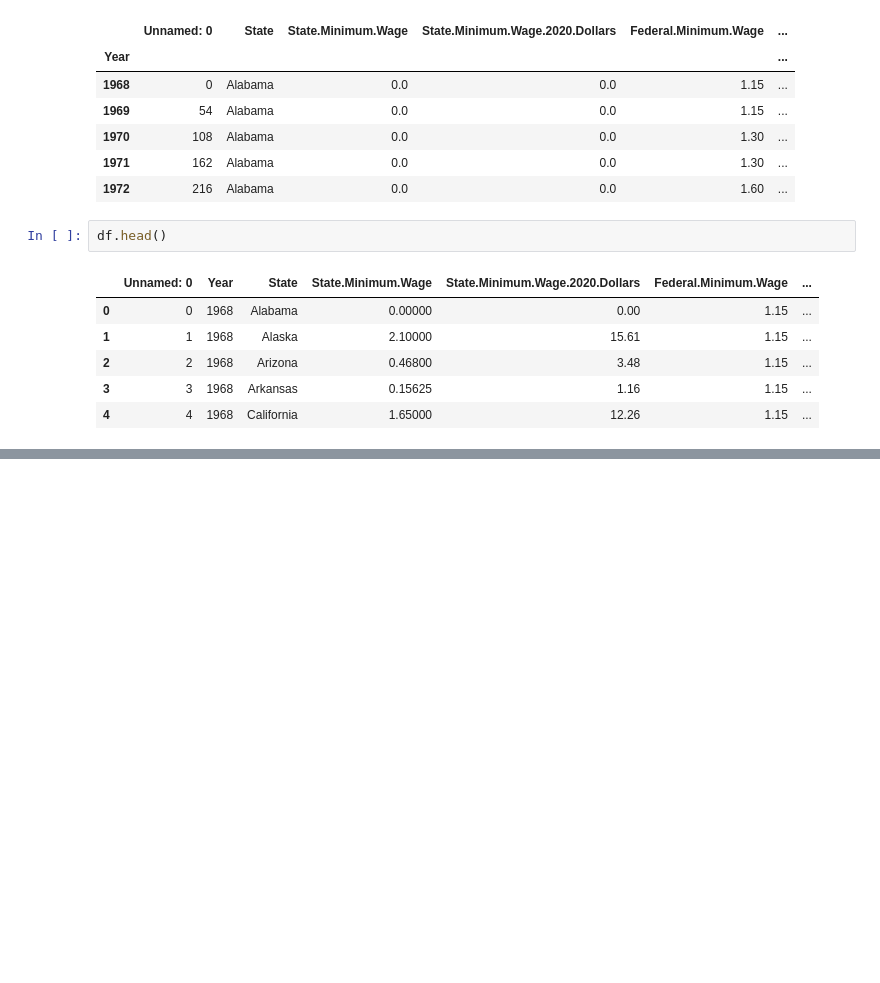
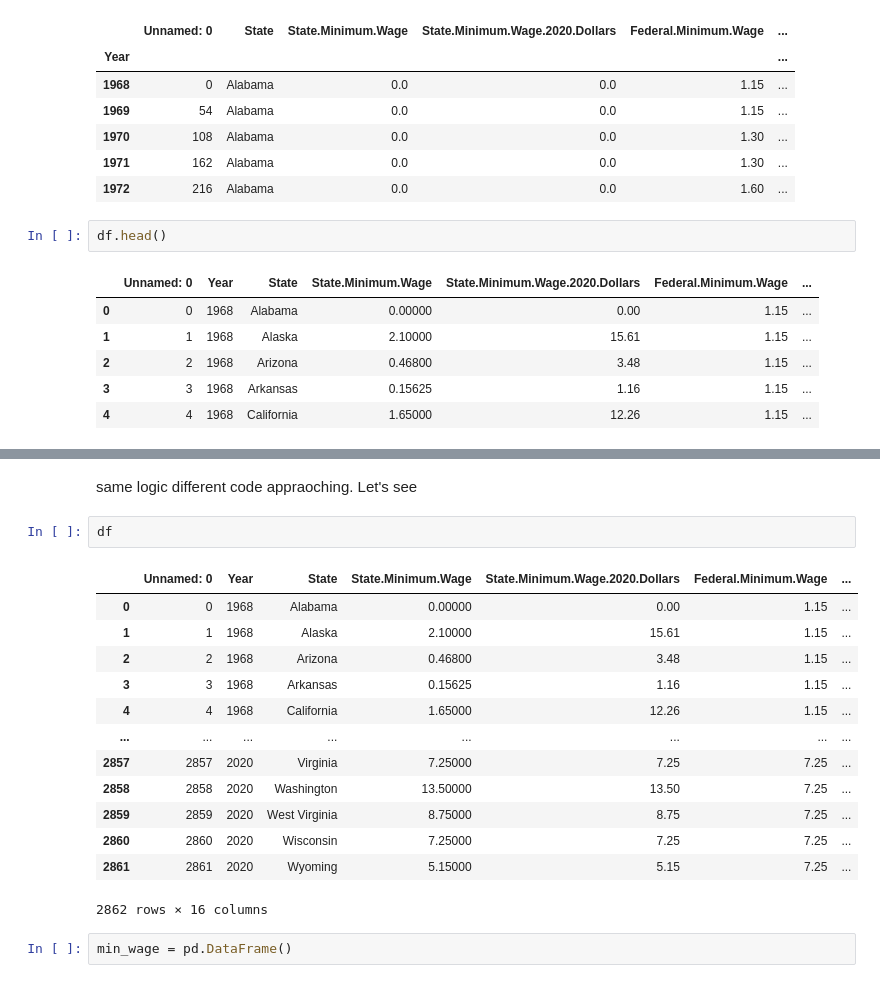
Before and after one commit to SiddheshDaphane/US-Minimum-Wage-by-State-Data-Analysis, a Jupyter notebook: min_wage.ipynb, the cells around one changed output, grey strips where cells are left out. Saved outputs shown, nothing was run; the diff lists cells and outputs as text; blank space fills up the shorter version.

Commit message:
US min wage analysis

```diff
--- a/min_wage.ipynb
+++ b/min_wage.ipynb
@@ -109,0 +134,20 @@ df.head()
+# %% [markdown]
+same logic different code appraoching. Let's see
+# %%
+df
+# %% [output]
+|  | Unnamed: 0 | Year | State | State.Minimum.Wage | State.Minimum.Wage.2020.Dollars | Federal.Minimum.Wage | ... |
+| 0 | 0 | 1968 | Alabama | 0.00000 | 0.00 | 1.15 | ... |
+| 1 | 1 | 1968 | Alaska | 2.10000 | 15.61 | 1.15 | ... |
+| 2 | 2 | 1968 | Arizona | 0.46800 | 3.48 | 1.15 | ... |
+| 3 | 3 | 1968 | Arkansas | 0.15625 | 1.16 | 1.15 | ... |
+| 4 | 4 | 1968 | California | 1.65000 | 12.26 | 1.15 | ... |
+| ... | ... | ... | ... | ... | ... | ... | ... |
+| 2857 | 2857 | 2020 | Virginia | 7.25000 | 7.25 | 7.25 | ... |
+| 2858 | 2858 | 2020 | Washington | 13.50000 | 13.50 | 7.25 | ... |
+| 2859 | 2859 | 2020 | West Virginia | 8.75000 | 8.75 | 7.25 | ... |
+| 2860 | 2860 | 2020 | Wisconsin | 7.25000 | 7.25 | 7.25 | ... |
+| 2861 | 2861 | 2020 | Wyoming | 5.15000 | 5.15 | 7.25 | ... |
+2862 rows × 16 columns
+# %%
+min_wage = pd.DataFrame()
```
Also changed, not shown: parts of 11 cells of this notebook.
